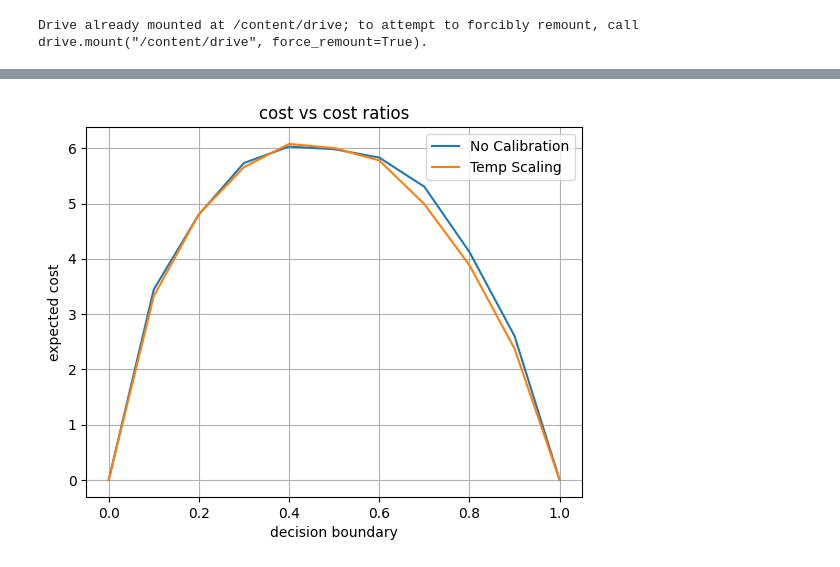
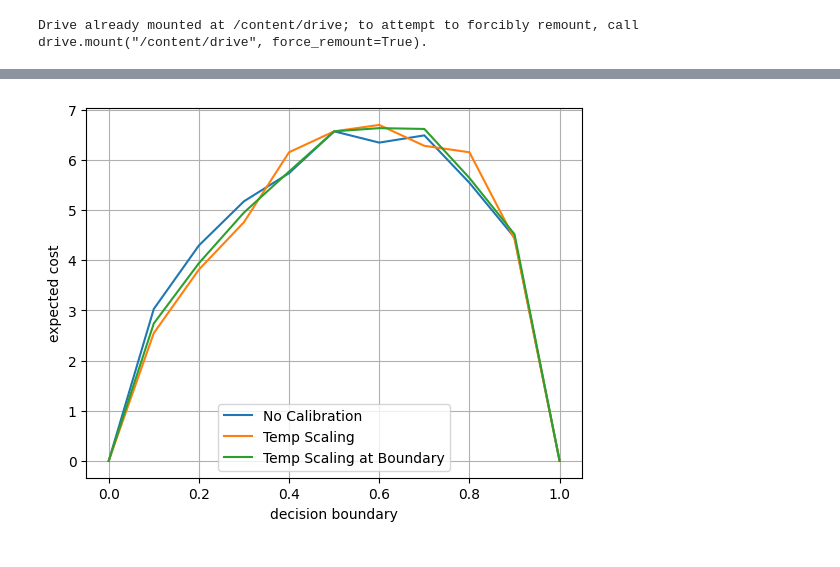
Before and after one commit to ash8m/cost-analysis, a Jupyter notebook: cost_analysis_calibration_where_it_matters.ipynb, the cells around one changed output, grey strips where cells are left out. Saved outputs shown, nothing was run; the diff lists cells and outputs as text; code cells hidden in the pictures.

```diff
--- a/cost_analysis_calibration_where_it_matters.ipynb
+++ b/cost_analysis_calibration_where_it_matters.ipynb
@@ -114,0 +215,15 @@ plt.show()
+# %%
+dict_list_true_malignant = []
+for file, path in filenames.items():
+    dict_list_true_malignant.append(evaluate_true_malignant_cost(path))
+
+for cost_dict, label in zip([dict_list_true_malignant[0], dict_list_true_malignant[2]], ["No Calibration", "Constrained Temperature Scaling"]):
+    x_values = list(cost_dict.keys())
+    y_values = list(cost_dict.values())
+    plt.plot(x_values, y_values, label=label)
+plt.xlabel("Decision Threshold")
+plt.ylabel("Expected Cost")
+#plt.title("cost vs cost ratios (true malignant)")
+plt.legend()
+plt.grid(True)
+plt.show()
@@ -114,0 +232,15 @@ plt.show()
+# %%
+dict_list_true_benign = []
+for file, path in filenames.items():
+    dict_list_true_benign.append(evaluate_true_benign_cost(path))
+
+for cost_dict, label in zip([dict_list_true_benign[0], dict_list_true_benign[2]], ["No Calibration", "Constrained Temperature Scaling"]):
+    x_values = list(cost_dict.keys())
+    y_values = list(cost_dict.values())
+    plt.plot(x_values, y_values, label=label)
+plt.xlabel("Decision Threshold")
+plt.ylabel("Expected Cost")
+#plt.title("cost vs cost ratios (true malignant)")
+plt.legend()
+plt.grid(True)
+plt.show()
@@ -114,0 +384,5 @@ plt.show()
+# %%
+filenames = {"medmnist CNN No Calibration":                         "/content/drive/MyDrive/medmnist_predictions_none.csv",
+                   "medmnist CNN Temperature Scaling":                    "/content/drive/MyDrive/medmnist_predictions_temp.csv",
+                   "medmnist CNN Temperature Scaling at Boundry":         "/content/drive/MyDrive/medmnist_predictions_mod_temp.csv"
+                   }
@@ -115,13 +424,16 @@ plt.show()
+# %%
+dict_list = []
+for file, path in filenames.items():
+    dict_list.append(evaluate_cost(path))
 # %%
-for cost_dict, label in zip([dict_list[0],dict_list[1]], ["No Calibration", "Temp Scaling"]):
+for cost_dict, label in zip(dict_list, ["No Calibration", "Temp Scaling", "Temp Scaling at Boundary"]):
     x_values = list(cost_dict.keys())
     y_values = list(cost_dict.values())
     plt.plot(x_values, y_values, label=label)
 plt.xlabel("decision boundary")
 plt.ylabel("expected cost")
-plt.title("cost vs cost ratios")
 plt.legend()
 plt.grid(True)
 plt.show()
 # %% [output]
-[figure, old version]
+[figure, new version]
```
Also changed, not shown: parts of 35 cells of this notebook.
